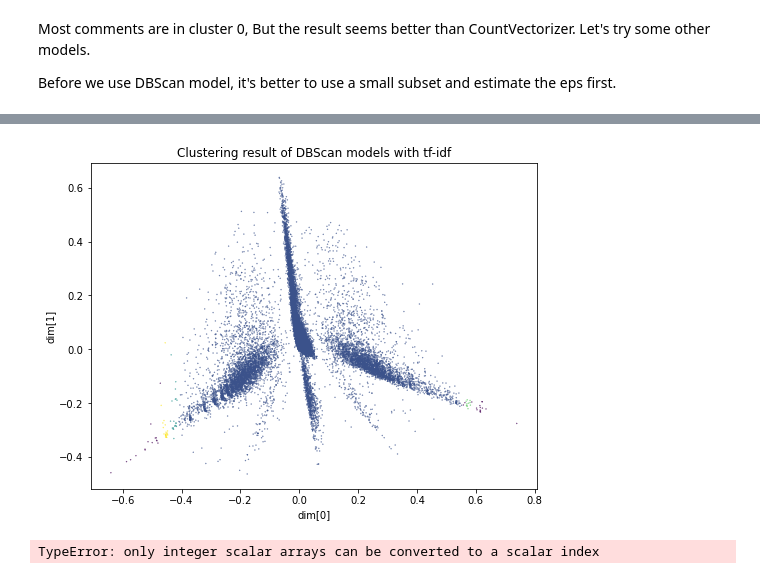
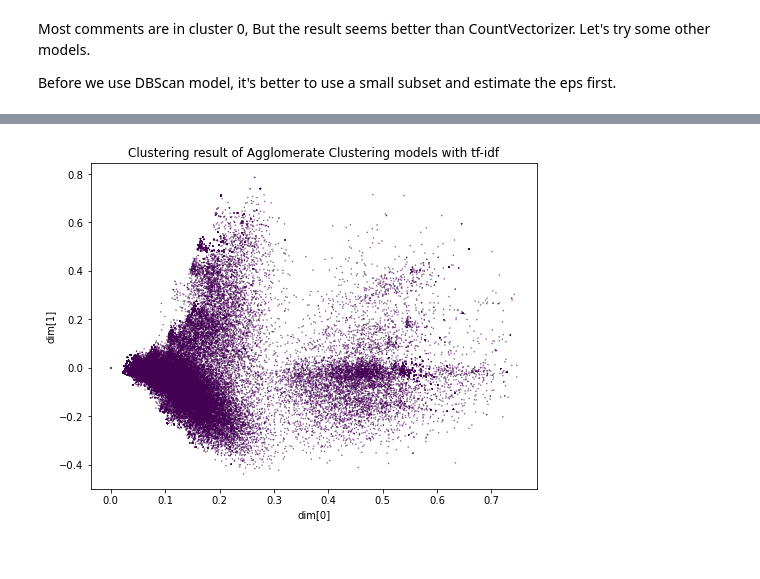
Before and after one commit to jingshenSN2/pc-hardware-ml-2021, a Jupyter notebook: cluster/youtube.ipynb, the cells around one changed output, grey strips where cells are left out. Cells and saved outputs as stored; diff of their text form; code cells hidden in the pictures.

Commit message:
feat: youtube comments clustering, text preprocessed by NLTK

```diff
--- a/cluster/youtube.ipynb
+++ b/cluster/youtube.ipynb
@@ -73,5 +98,5 @@ Then we use CountVectorizer(max_df=0.5, max_feature=1000) to convert the text.
 # %%
-cv_1k = TfidfVectorizer(input='content', use_idf=False, max_df=0.5, max_features=1000, stop_words='english')
-dtm_cv_1k = cv_1k.fit_transform(df['text'])
-print(cv_1k.get_feature_names()[100:150])
+cv_100 = TfidfVectorizer(input='content', use_idf=False, min_df=0.01, max_df=0.8, max_features=100, stop_words='english')
+dtm_cv_100 = cv_100.fit_transform(df['text'])
+print(len(cv_100.get_feature_names()))
 # %% [output]
@@ -81,9 +106,9 @@ We train KMeans model with n_cluster=2:8 using dtm_cv_1k again.
 # %%
-models_1k = []
-for i in range(2, 9):
+models_100 = []
+for i in range(2, 7):
     t = time.time()
     model = KMeans(n_clusters=i, random_state=501)
-    model.fit(dtm_cv_1k)
-    models_1k.append((i, model))
+    model.fit(dtm_cv_100)
+    models_100.append((i, model))
     print(f'Fitted KMeans({i}), time elapsed: {time.time() - t:.2f}s.')
 # %% [output]
@@ -216,11 +233,11 @@ from sklearn.neighbors import NearestNeighbors
 
 
 decomp = TruncatedSVD(n_components=3, random_state=501)
-dtm_db_3d = decomp.fit_transform(dtm_cv_1k)
+dtm_db_3d = decomp.fit_transform(dtm_cv_100)
 
 nn = NearestNeighbors(n_neighbors=2)
-nn.fit(dtm_db_3d)
-distances, indices = nn.kneighbors(dtm_db_3d)
+nn.fit(dtm_cv_100)
+distances, indices = nn.kneighbors(dtm_cv_100)
 distances = np.sort(distances, axis=0)
 distances = distances[:,1]
 plt.plot(distances)
@@ -230,6 +274,6 @@ plt.plot(distances)
 # %%
 t = time.time()
-db = DBSCAN(eps=0.008, min_samples=10, metric='euclidean', n_jobs=-1)
-db.fit(dtm_db_3d[:, 1:2])
-print(f'Fitted DBScan with tf-idf, time elapsed: {time.time() - t:.2f}s.')
+hc = AgglomerativeClustering(n_clusters=10, linkage='single')
+hc.fit(dtm_cv_100.toarray())
+print(f'Fitted hierarchical clustering with tf-idf, time elapsed: {time.time() - t:.2f}s.')
 # %% [output]
@@ -237,23 +281,10 @@ Fitted DBScan with tf-idf, time elapsed: 2.43s.
 # %%
+d3 = decomp.transform(dtm_cv_100.toarray())
 plt.figure(figsize=(8,6))
-plt.scatter(dtm_db_3d[:, 1], dtm_db_3d[:, 2], s=0.11, c=db.labels_)
+plt.scatter(d3[:, 0], d3[:, 2], s=0.11, c=hc.labels_)
 plt.xlabel('dim[0]')
 plt.ylabel('dim[1]')
-plt.title('Clustering result of DBScan models with tf-idf')
+plt.title('Clustering result of Agglomerate Clustering models with tf-idf')
 plt.show()
 # %% [output]
-[figure, old version]
+[figure, new version]
-# %%
-from collections import defaultdict
-
-db_cluster = defaultdict(list)
-
-for i, label in enumerate(db.labels_):
-    db_cluster[label].append(dtm_cv_1k[i].toarray())
-
-for k, v in db_cluster.items():
-    center = np.mean(v).argsort()[::-1]
-    top20 = [cv_1k.get_feature_names()[idx] for idx in center[:20]]
-    print('\t', f'Cluster{k}: ', ','.join(top20))
-# %% [output]
-TypeError: only integer scalar arrays can be converted to a scalar index
```
Also changed, not shown: parts of 27 cells of this notebook.
